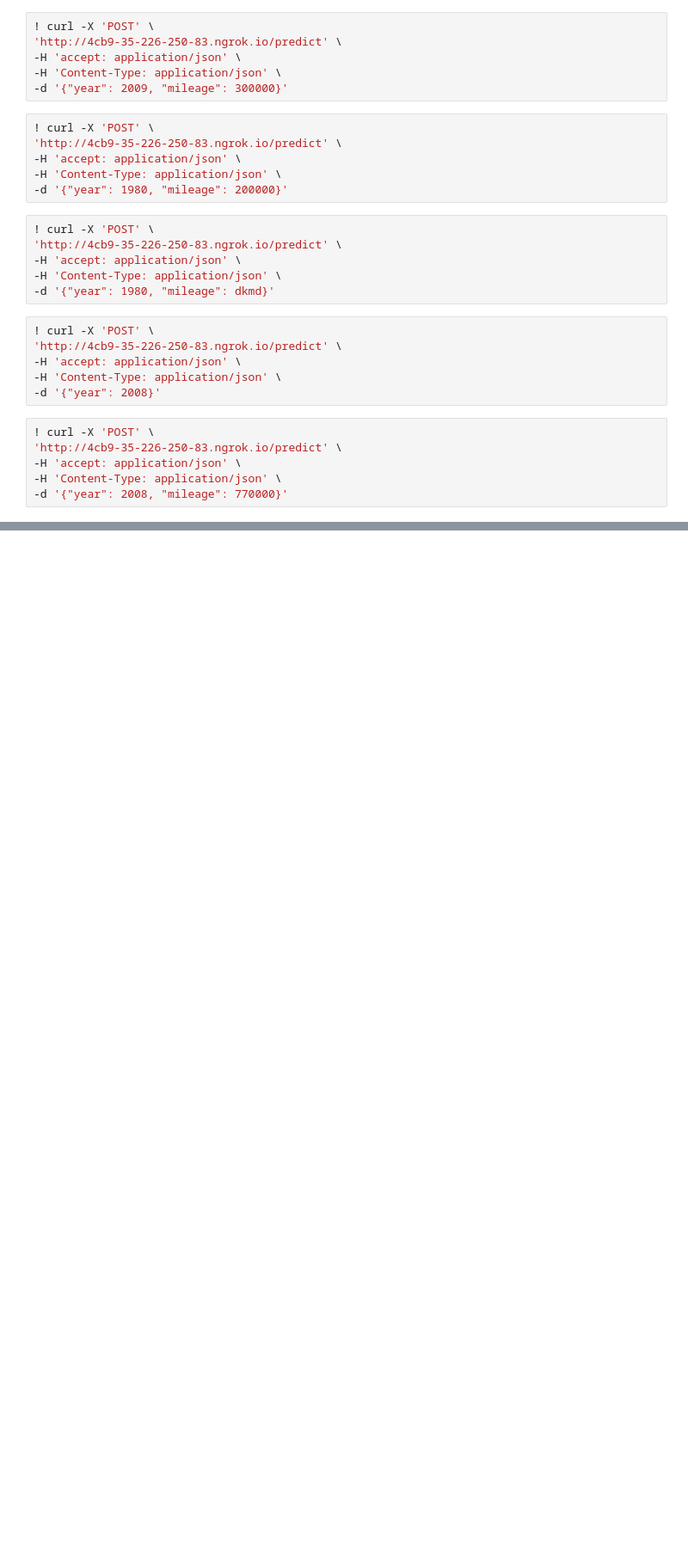
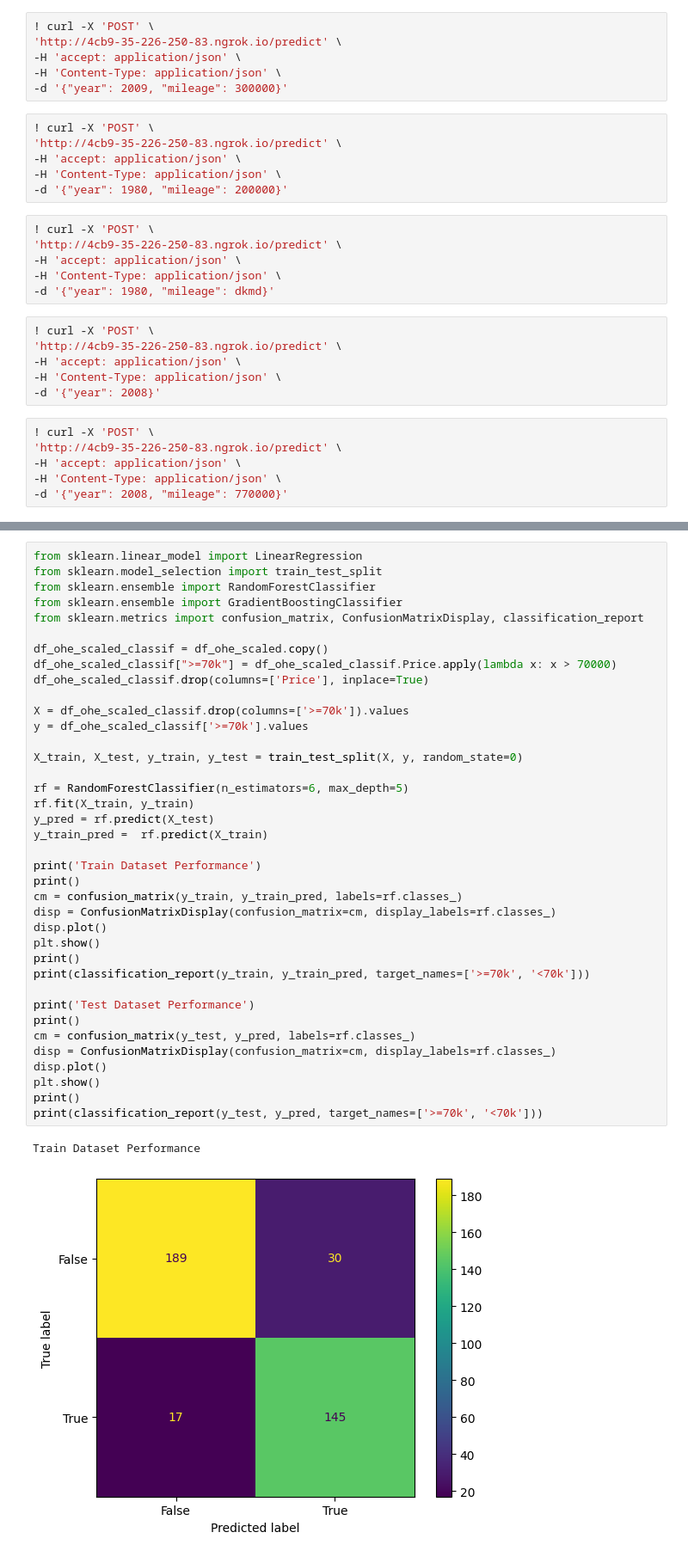
Before and after one commit to halsawadi/thakaa-ml-zero2hero, a Jupyter notebook: MLModelsDeploymentThakaaBootcamp.ipynb, the cells around one changed output, grey strips where cells are left out. Shown: that part at 86% size. Saved outputs shown, nothing was run; the diff lists cells and outputs as text; blank space fills up the shorter version.

```diff
--- a/MLModelsDeploymentThakaaBootcamp.ipynb
+++ b/MLModelsDeploymentThakaaBootcamp.ipynb
@@ -446,0 +623,41 @@ uvicorn.run(app, port=8000)
+# %%
+from sklearn.linear_model import LinearRegression
+from sklearn.model_selection import train_test_split
+from sklearn.ensemble import RandomForestClassifier
+from sklearn.ensemble import GradientBoostingClassifier
+from sklearn.metrics import confusion_matrix, ConfusionMatrixDisplay, classification_report
+
+df_ohe_scaled_classif = df_ohe_scaled.copy()
+df_ohe_scaled_classif[">=70k"] = df_ohe_scaled_classif.Price.apply(lambda x: x > 70000)
+df_ohe_scaled_classif.drop(columns=['Price'], inplace=True)
+
+X = df_ohe_scaled_classif.drop(columns=['>=70k']).values
+y = df_ohe_scaled_classif['>=70k'].values
+
+X_train, X_test, y_train, y_test = train_test_split(X, y, random_state=0)
+
+rf = RandomForestClassifier(n_estimators=6, max_depth=5)
+rf.fit(X_train, y_train)
+y_pred = rf.predict(X_test)
+y_train_pred =  rf.predict(X_train)
+
+print('Train Dataset Performance')
+print()
+cm = confusion_matrix(y_train, y_train_pred, labels=rf.classes_)
+disp = ConfusionMatrixDisplay(confusion_matrix=cm, display_labels=rf.classes_)
+disp.plot()
+plt.show()
+print()
+print(classification_report(y_train, y_train_pred, target_names=['>=70k', '<70k']))
+
+print('Test Dataset Performance')
+print()
+cm = confusion_matrix(y_test, y_pred, labels=rf.classes_)
+disp = ConfusionMatrixDisplay(confusion_matrix=cm, display_labels=rf.classes_)
+disp.plot()
+plt.show()
+print()
+print(classification_report(y_test, y_pred, target_names=['>=70k', '<70k']))
+# %% [output]
+Train Dataset Performance
+[figure, added]
```
Also changed, not shown: parts of 13 cells of this notebook.
